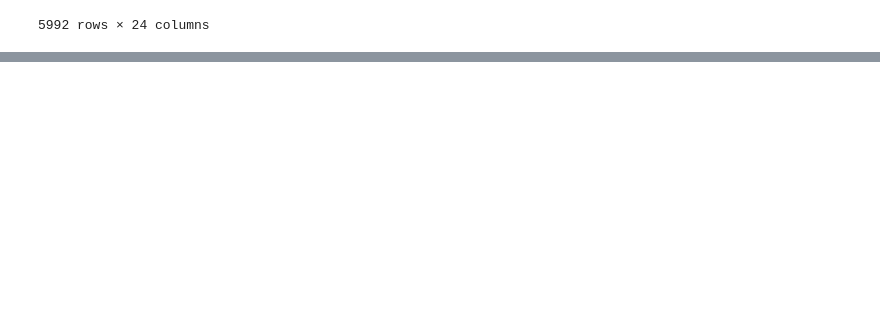
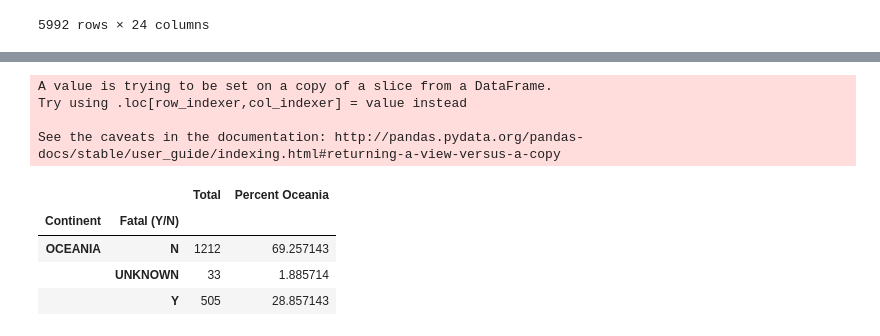
Before and after one commit to ricardoafsp/pandas-project-SharkAttack, a Jupyter notebook: sharkAttack.ipynb, the cells around one changed output, grey strips where cells are left out. Saved outputs shown, nothing was run; the diff lists cells and outputs as text; code cells hidden in the pictures; blank space fills up the shorter version.

```diff
--- a/sharkAttack.ipynb
+++ b/sharkAttack.ipynb
@@ -497,0 +450,14 @@ europaDf.groupby(['Continent', 'Fatal (Y/N)']).sum().plot.bar()
+# %%
+oceaniaDf = df[df['Continent'] == 'OCEANIA']
+oceaniaDf['Percent Oceania'] = (1 / len(oceaniaDf.index))*100
+oceaniaDf.groupby(['Continent', 'Fatal (Y/N)']).sum()
+# %% [output]
+A value is trying to be set on a copy of a slice from a DataFrame.
+Try using .loc[row_indexer,col_indexer] = value instead
+
+See the caveats in the documentation: http://pandas.pydata.org/pandas-docs/stable/user_guide/indexing.html#returning-a-view-versus-a-copy
+|  |  | Total | Percent Oceania |
+| Continent | Fatal (Y/N) |  |  |
+| OCEANIA | N | 1212 | 69.257143 |
+|  | UNKNOWN | 33 | 1.885714 |
+|  | Y | 505 | 28.857143 |
```
Also changed, not shown: parts of 48 cells of this notebook.
